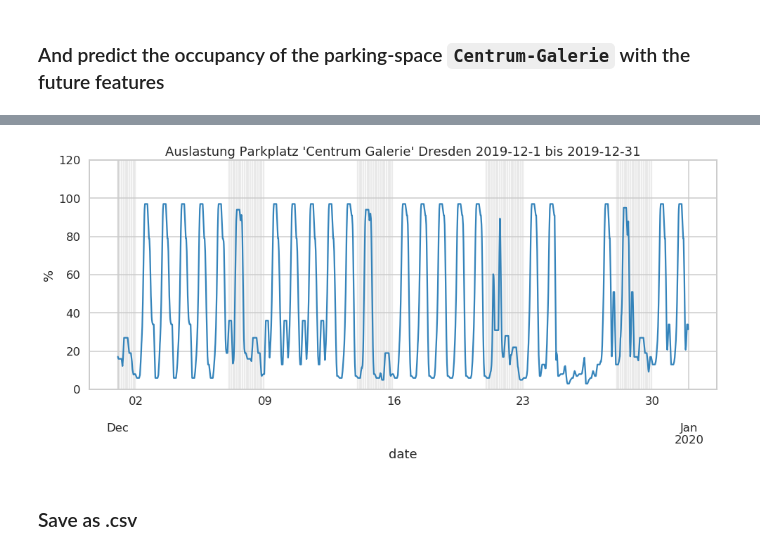
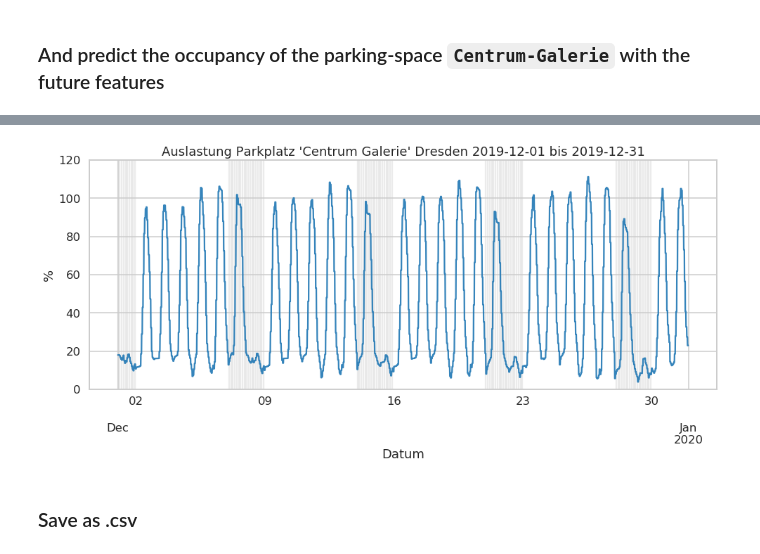
Before and after one commit to MechLabEngineering/ParkplaetzeDD, a Jupyter notebook: predictiveParking.ipynb, the cells around one changed output, grey strips where cells are left out. Drawn from its saved outputs; the diff is of its cells as text; code cells hidden in the pictures.

Commit message:
Tensorflow/Keras Regressor Prediction

```diff
--- a/predictiveParking.ipynb
+++ b/predictiveParking.ipynb
@@ -400,0 +362,8 @@ r2_score(labels_test, labels_predict)
+# %%
+EPOCHS = 100
+
+# Train with Early Stopping, if no progress
+history = regression_model.fit(train_dataset,
+                               train_labels,
+                               epochs=EPOCHS, validation_split=0.2, verbose=0,
+                               callbacks=[early_stop, PrintDot()])
@@ -456,9 +487,33 @@ future['Weihnachten'] = weihnachtsseries
+# %%
+future = pd.DataFrame(index=pd.date_range('2019-01-01', '2020-01-01', freq='15min', closed='left'))
+future.index.name = 'Datum'
+
+# Create the Features
+# 1.
+future['Wochentag'] = future.index.dayofweek
+future['Wochentag'] = norm(future['Wochentag'])
+
+# 2.
+future['Uhrzeit'] = future.index.hour#*60.0 + future.index.minute
+future['Uhrzeit'] = norm(future['Uhrzeit'])
+
+# 3.
+future['offenerSonntag'] = 0
+for os in offeneSonntage:
+    future['offenerSonntag'].loc[os] = 1
+
+# 4.
+future['Schulferien'] = 0
+for sf in schulferien:
+    data['Schulferien'].loc[sf[0]:sf[1]] = 1
+
+# 5.
+future['Weihnachten'] = -(future.index.dayofyear - 358)
+future['Weihnachten'] = norm(future['Weihnachten'])
 # %% [markdown]
 ### And predict the occupancy of the parking-space `Centrum-Galerie` with the future features
 # %%
-future['Vorhersage'] = future.apply(predictBelegung, axis=1)
+future['Vorhersage'] = regression_model.predict(future)
-# %%
-future['Vorhersage'] = future['Vorhersage'].rolling(window=8).mean().shift(-4)
 # %%
 future.head()
 # %% [output]
@@ -472,8 +527,8 @@ future.head()
 # %%
-plotbelegung(future['Vorhersage'], name, '2019-12-1', '2019-12-31')
+plotbelegung(future['Vorhersage'], name, '2019-12-01', '2019-12-31')
 plt.savefig('%s-Belegung-Vorhersage-2019.png' % name, bbox_inches='tight', dpi=150)
 # %% [output]
-[figure, old version]
+[figure, new version]
 # %% [markdown]
 ### Save as .csv
 # %%
```
Also changed, not shown: parts of 91 cells of this notebook, 51 other files.
